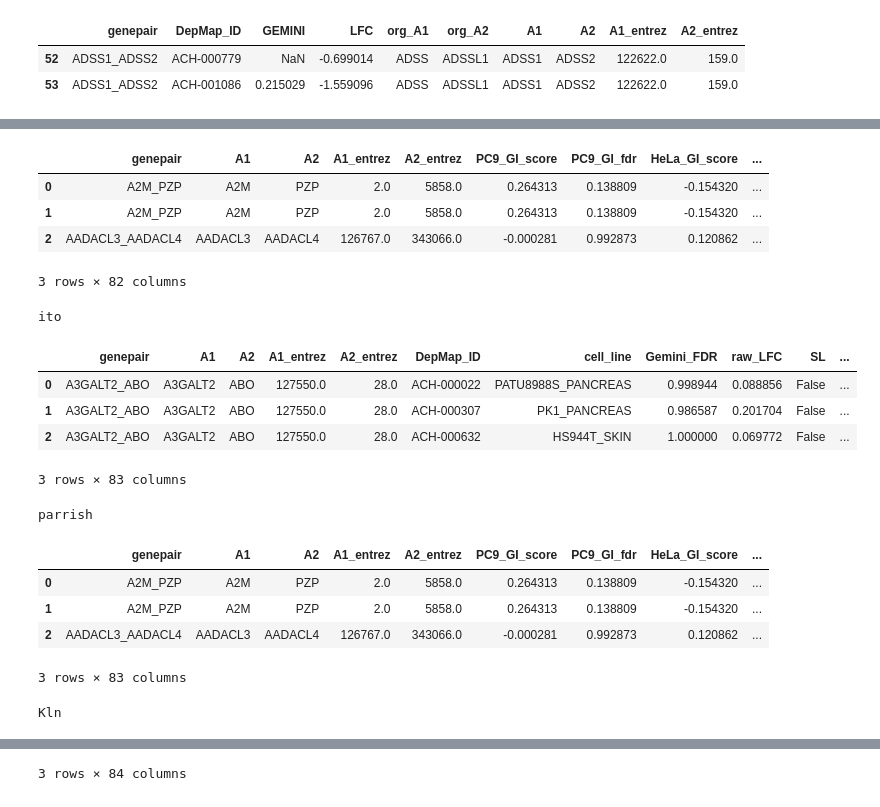
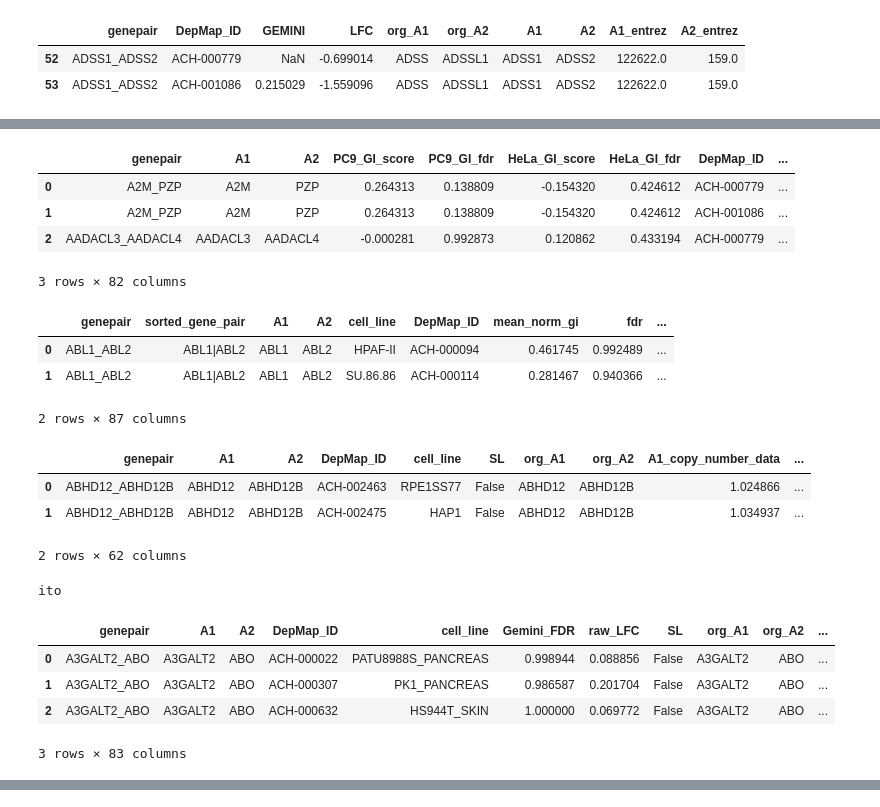
Before and after one commit to cancergenetics/context_specific_paralog_SL, a Jupyter notebook: notebooks/03_feature_annotation/05_annotate_gemini.ipynb, the cells around one changed output, grey strips where cells are left out. Cells and saved outputs as stored; diff of their text form; code cells hidden in the pictures.

```diff
--- a/notebooks/03_feature_annotation/05_annotate_gemini.ipynb
+++ b/notebooks/03_feature_annotation/05_annotate_gemini.ipynb
@@ -266,16 +455,36 @@ klignbeil_annotated[:3]
 # %%
-parrish_annotated = pd.read_csv(crispr_files[2])
+parrish_annotated = pd.read_csv(crispr_files[6])
 parrish_annotated = pd.merge(parrish_annotated, gemini_parrish_df.drop(['A1', 'A2', 'org_A2', 'org_A1', 'A1_entrez', 'A2_entrez'], axis=1),
                              on=['genepair', 'DepMap_ID'], how='left')
 parrish_annotated[:3]
 # %% [output]
-|  | genepair | A1 | A2 | A1_entrez | A2_entrez | PC9_GI_score | PC9_GI_fdr | HeLa_GI_score | ... |
-| 0 | A2M_PZP | A2M | PZP | 2.0 | 5858.0 | 0.264313 | 0.138809 | -0.154320 | ... |
-| 1 | A2M_PZP | A2M | PZP | 2.0 | 5858.0 | 0.264313 | 0.138809 | -0.154320 | ... |
-| 2 | AADACL3_AADACL4 | AADACL3 | AADACL4 | 126767.0 | 343066.0 | -0.000281 | 0.992873 | 0.120862 | ... |
+|  | genepair | A1 | A2 | PC9_GI_score | PC9_GI_fdr | HeLa_GI_score | HeLa_GI_fdr | DepMap_ID | ... |
+| 0 | A2M_PZP | A2M | PZP | 0.264313 | 0.138809 | -0.154320 | 0.424612 | ACH-000779 | ... |
+| 1 | A2M_PZP | A2M | PZP | 0.264313 | 0.138809 | -0.154320 | 0.424612 | ACH-001086 | ... |
+| 2 | AADACL3_AADACL4 | AADACL3 | AADACL4 | -0.000281 | 0.992873 | 0.120862 | 0.433194 | ACH-000779 | ... |
 3 rows × 82 columns
+# %%
+harle_annotated = pd.read_csv(crispr_files[1])
+harle_annotated = pd.merge(harle_annotated, gemini_harle_df.drop(['cell_line'], axis=1),
+                             on=['genepair', 'DepMap_ID'], how='left')
+harle_annotated[:2]
+# %% [output]
+|  | genepair | sorted_gene_pair | A1 | A2 | cell_line | DepMap_ID | mean_norm_gi | fdr | ... |
+| 0 | ABL1_ABL2 | ABL1|ABL2 | ABL1 | ABL2 | HPAF-II | ACH-000094 | 0.461745 | 0.992489 | ... |
+| 1 | ABL1_ABL2 | ABL1|ABL2 | ABL1 | ABL2 | SU.86.86 | ACH-000114 | 0.281467 | 0.940366 | ... |
+2 rows × 87 columns
+# %%
+chymera_annotated = pd.read_csv(crispr_files[0])
+chymera_annotated = pd.merge(chymera_annotated, gemini_chymera_df.drop(['A1', 'A2', 'org_A2', 'org_A1', 'A1_entrez', 'A2_entrez'], axis=1),
+                             on=['genepair', 'DepMap_ID'], how='left')
+chymera_annotated[:2]
+# %% [output]
+|  | genepair | A1 | A2 | DepMap_ID | cell_line | SL | org_A1 | org_A2 | A1_copy_number_data | ... |
+| 0 | ABHD12_ABHD12B | ABHD12 | ABHD12B | ACH-002463 | RPE1SS77 | False | ABHD12 | ABHD12B | 1.024866 | ... |
+| 1 | ABHD12_ABHD12B | ABHD12 | ABHD12B | ACH-002475 | HAP1 | False | ABHD12 | ABHD12B | 1.034937 | ... |
+2 rows × 62 columns
 # %%
-annotated_datasets = [ito_annotated, klignbeil_annotated, parrish_annotated]
+annotated_datasets = [ito_annotated, klignbeil_annotated, parrish_annotated, harle_annotated, chymera_annotated]
 # %%
 def label_top_10(df, lfc_threshold, label):
 
@@ -297,38 +506,40 @@ def label_top_10(df, lfc_threshold, label):
 # %%
 # ito
 ito_lfc_threshold = -0.51
 annotated_datasets[0] = label_top_10(annotated_datasets[0], ito_lfc_threshold, 'SL_new')
 
 print('ito')
 display(annotated_datasets[0][:3])
+print('')
+
+# kln
+kln_lfc_threshold = -1.03
+#kln_lfc_threshold = 0
+annotated_datasets[1] = label_top_10(annotated_datasets[1], kln_lfc_threshold, 'SL_new')
+
+print('Kln')
+display(annotated_datasets[1][:3])
 print('')
 
 # parrish
 parrish_lfc_threshold = -0.63
 annotated_datasets[2] = label_top_10(annotated_datasets[2], parrish_lfc_threshold, 'SL_new')
 
 print('parrish')
 display(annotated_datasets[2][:3])
 print('')
 
-# kln
-kln_lfc_threshold = -1.03
-annotated_datasets[1] = label_top_10(annotated_datasets[1], kln_lfc_threshold, 'SL_new')
+# chymera
+chymera_lfc_threshold = -0.38
+chymera_annotated = label_top_10(chymera_annotated, chymera_lfc_threshold, 'SL_new')
 
-print('Kln')
-display(annotated_datasets[1][:3])
+print('Chymera')
+display(chymera_annotated[:3])
 print('')
 # %% [output]
 ito
-|  | genepair | A1 | A2 | A1_entrez | A2_entrez | DepMap_ID | cell_line | Gemini_FDR | raw_LFC | SL | ... |
-| 0 | A3GALT2_ABO | A3GALT2 | ABO | 127550.0 | 28.0 | ACH-000022 | PATU8988S_PANCREAS | 0.998944 | 0.088856 | False | ... |
-| 1 | A3GALT2_ABO | A3GALT2 | ABO | 127550.0 | 28.0 | ACH-000307 | PK1_PANCREAS | 0.986587 | 0.201704 | False | ... |
-| 2 | A3GALT2_ABO | A3GALT2 | ABO | 127550.0 | 28.0 | ACH-000632 | HS944T_SKIN | 1.000000 | 0.069772 | False | ... |
+|  | genepair | A1 | A2 | DepMap_ID | cell_line | Gemini_FDR | raw_LFC | SL | org_A1 | org_A2 | ... |
+| 0 | A3GALT2_ABO | A3GALT2 | ABO | ACH-000022 | PATU8988S_PANCREAS | 0.998944 | 0.088856 | False | A3GALT2 | ABO | ... |
+| 1 | A3GALT2_ABO | A3GALT2 | ABO | ACH-000307 | PK1_PANCREAS | 0.986587 | 0.201704 | False | A3GALT2 | ABO | ... |
+| 2 | A3GALT2_ABO | A3GALT2 | ABO | ACH-000632 | HS944T_SKIN | 1.000000 | 0.069772 | False | A3GALT2 | ABO | ... |
 3 rows × 83 columns
-parrish
-|  | genepair | A1 | A2 | A1_entrez | A2_entrez | PC9_GI_score | PC9_GI_fdr | HeLa_GI_score | ... |
-| 0 | A2M_PZP | A2M | PZP | 2.0 | 5858.0 | 0.264313 | 0.138809 | -0.154320 | ... |
-| 1 | A2M_PZP | A2M | PZP | 2.0 | 5858.0 | 0.264313 | 0.138809 | -0.154320 | ... |
-| 2 | AADACL3_AADACL4 | AADACL3 | AADACL4 | 126767.0 | 343066.0 | -0.000281 | 0.992873 | 0.120862 | ... |
-3 rows × 83 columns
-Kln
@@ -339,4 +546,3 @@ Kln
-3 rows × 84 columns
 # %%
 print('ito')
 display(annotated_datasets[0]['SL_new'].value_counts())
```
Also changed, not shown: parts of 27 cells of this notebook.
